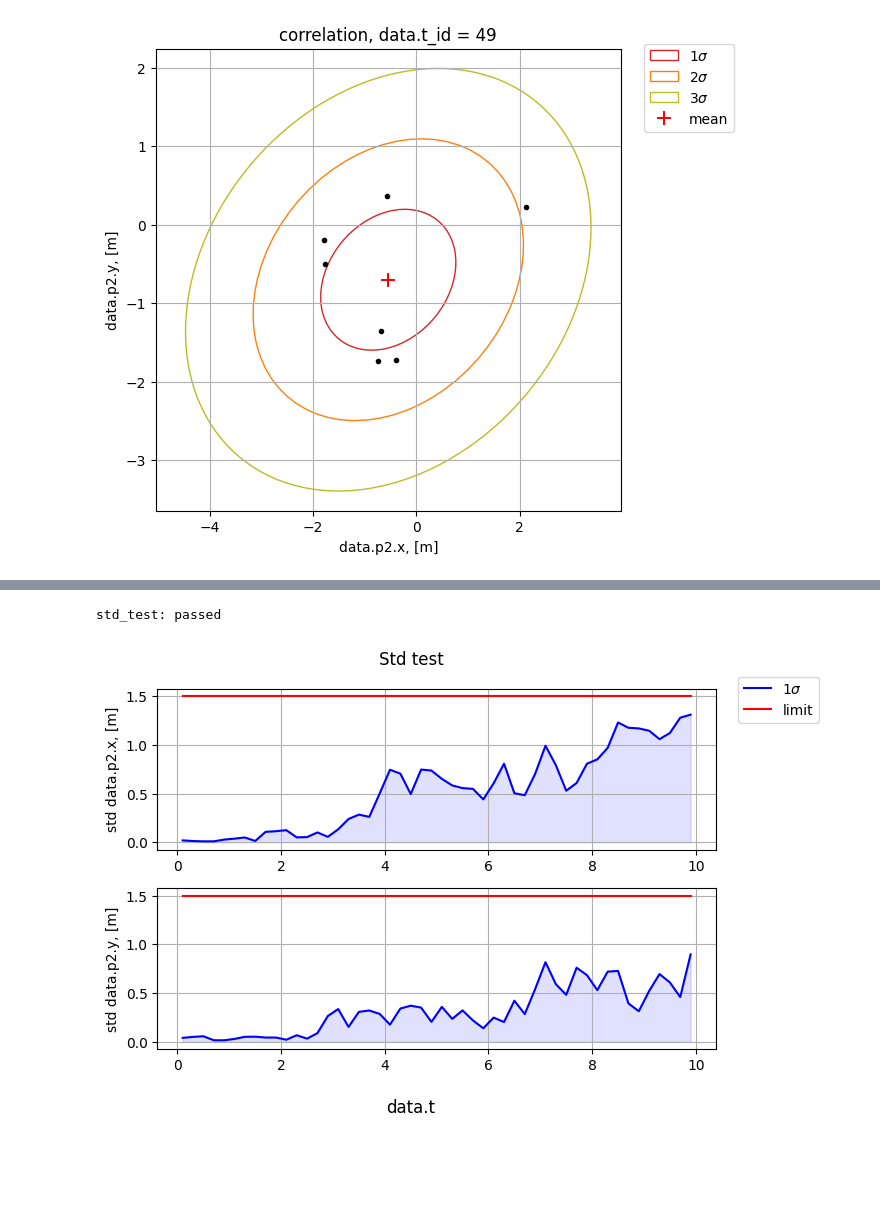
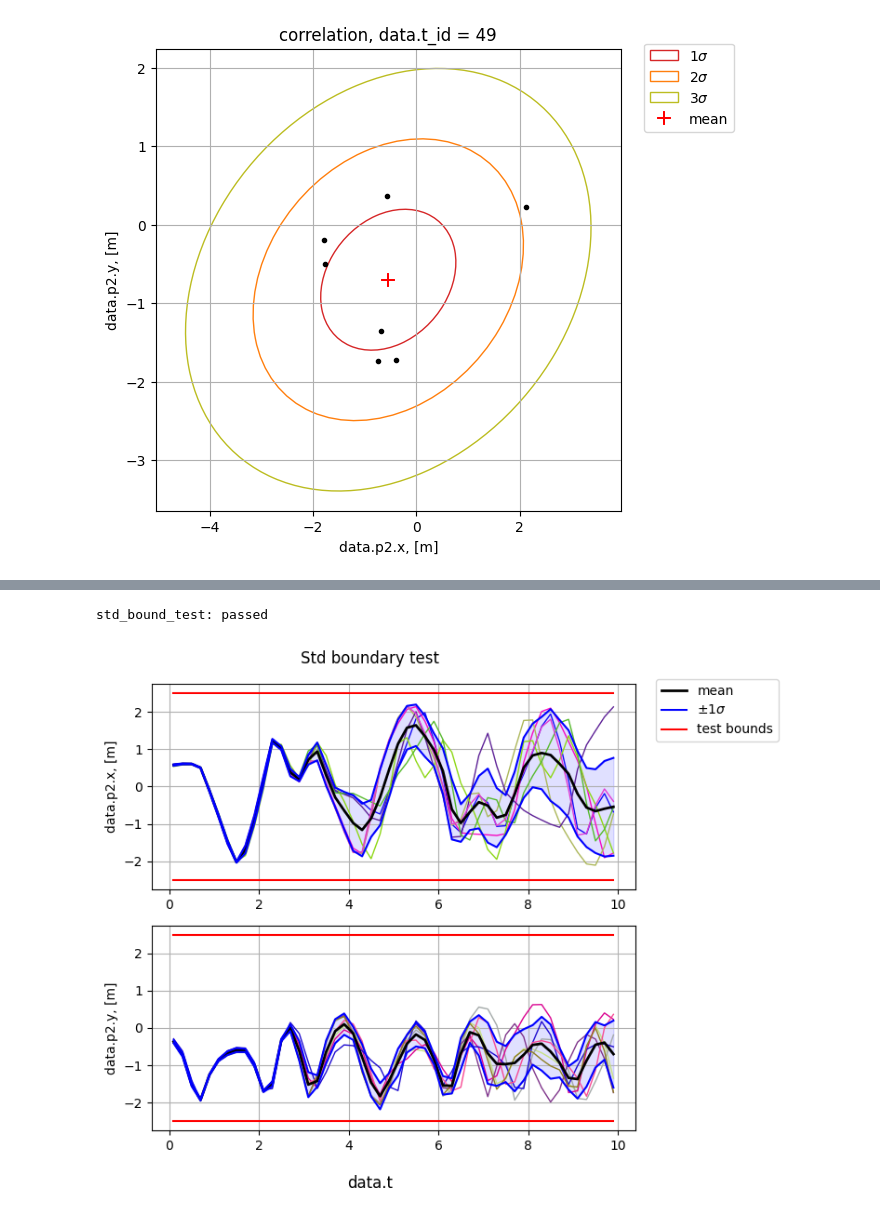
Before and after one commit to citros-garden/pendulum, a Jupyter notebook: citros_template/notebooks/double_pendulum.ipynb, the cells around one changed output, grey strips where cells are left out. Drawn from its saved outputs; the diff is of its cells as text; code cells hidden in the pictures; blank space fills up the shorter version.

```diff
--- a/citros_template/notebooks/double_pendulum.ipynb
+++ b/citros_template/notebooks/double_pendulum.ipynb
@@ -344,11 +343,11 @@ Let's check if the standard deviation does not exceed the limits. Say, we would
 # %%
 from citros_data_analysis import validation as va
 F = citros.batch('double_pendulum_angle').topic('/coordinates').data()
 V = va.Validation(F, data_label = ['data.p2.x', 'data.p2.y'], param_label = 'data.t', method = 'bin', num = 50, units = 'm')
-log, table, fig = V.std_test(limits = 1.5, n_std = 1, std_area = True)
+log, table, fig = V.std_bound_test(limits = 2.5, n_std = 1, std_area = True)
 # %% [output]
-std_test: passed
+std_bound_test: passed
-[figure, old version]
+[figure, new version]
 # %%
 ref = da.Ref()
 ref.print()
```
Also changed, not shown: parts of 20 cells of this notebook, 3 other files.
